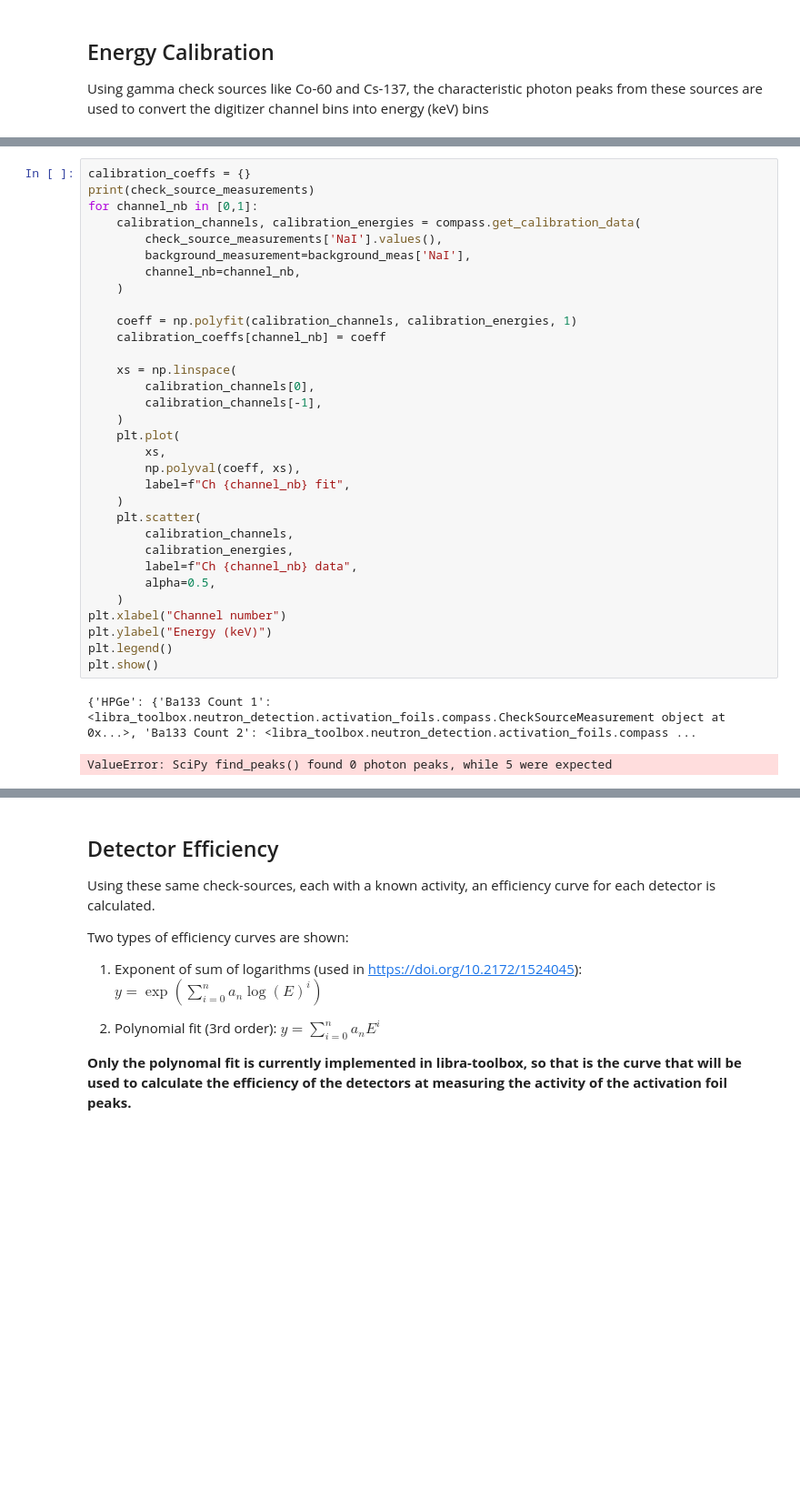
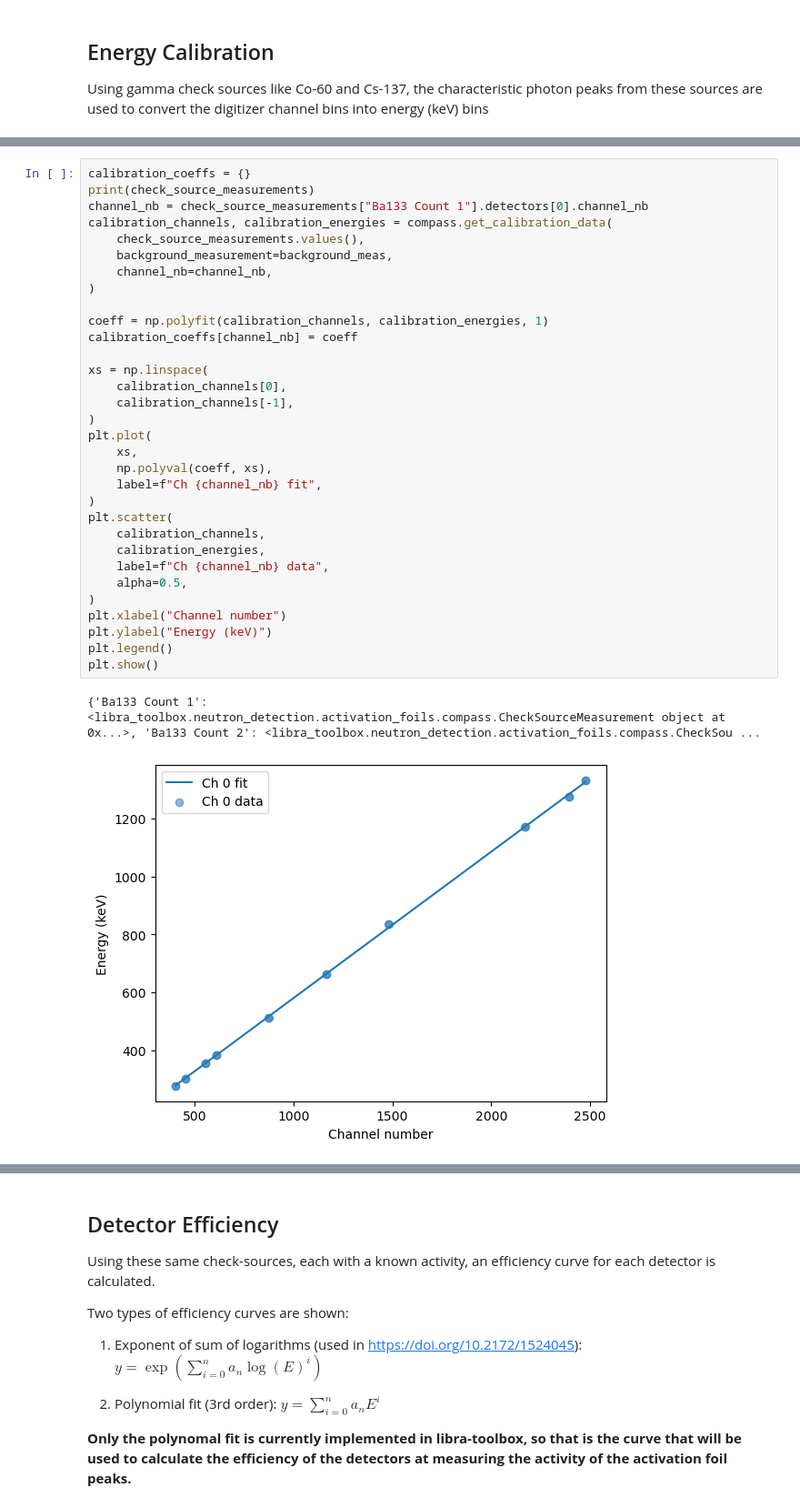
Before and after one commit to LIBRA-project/FLiBe-1L-run-1, a Jupyter notebook: analysis/neutron/foil_analysis_HPGe.ipynb, the cells around one changed output, grey strips where cells are left out. Shown at 91% size. Drawn from its saved outputs; the diff is of its cells as text; blank space fills up the shorter version.

```diff
--- a/analysis/neutron/foil_analysis_HPGe.ipynb
+++ b/analysis/neutron/foil_analysis_HPGe.ipynb
@@ -187,35 +68,35 @@ peak_data: {'peak_heights': array([2884.,  667.]), 'prominences': array([2792.,
 # %%
 calibration_coeffs = {}
 print(check_source_measurements)
-for channel_nb in [0,1]:
-    calibration_channels, calibration_energies = compass.get_calibration_data(
-        check_source_measurements['NaI'].values(),
-        background_measurement=background_meas['NaI'],
-        channel_nb=channel_nb,
-    )
+channel_nb = check_source_measurements["Ba133 Count 1"].detectors[0].channel_nb
+calibration_channels, calibration_energies = compass.get_calibration_data(
+    check_source_measurements.values(),
+    background_measurement=background_meas,
+    channel_nb=channel_nb,
+)
 
-    coeff = np.polyfit(calibration_channels, calibration_energies, 1)
-    calibration_coeffs[channel_nb] = coeff
+coeff = np.polyfit(calibration_channels, calibration_energies, 1)
+calibration_coeffs[channel_nb] = coeff
 
-    xs = np.linspace(
-        calibration_channels[0],
-        calibration_channels[-1],
-    )
-    plt.plot(
-        xs,
-        np.polyval(coeff, xs),
-        label=f"Ch {channel_nb} fit",
-    )
-    plt.scatter(
-        calibration_channels,
-        calibration_energies,
-        label=f"Ch {channel_nb} data",
-        alpha=0.5,
-    )
+xs = np.linspace(
+    calibration_channels[0],
+    calibration_channels[-1],
+)
+plt.plot(
+    xs,
+    np.polyval(coeff, xs),
+    label=f"Ch {channel_nb} fit",
+)
+plt.scatter(
+    calibration_channels,
+    calibration_energies,
+    label=f"Ch {channel_nb} data",
+    alpha=0.5,
+)
 plt.xlabel("Channel number")
 plt.ylabel("Energy (keV)")
 plt.legend()
 plt.show()
 # %% [output]
-{'HPGe': {'Ba133 Count 1': <libra_toolbox.neutron_detection.activation_foils.compass.CheckSourceMeasurement object at 0x...>, 'Ba133 Count 2': <libra_toolbox.neutron_detection.activation_foils.compass ...
+{'Ba133 Count 1': <libra_toolbox.neutron_detection.activation_foils.compass.CheckSourceMeasurement object at 0x...>, 'Ba133 Count 2': <libra_toolbox.neutron_detection.activation_foils.compass.CheckSou ...
-ValueError: SciPy find_peaks() found 0 photon peaks, while 5 were expected
+[figure, added]
```
Also changed, not shown: parts of 16 cells of this notebook, 5 other files.
